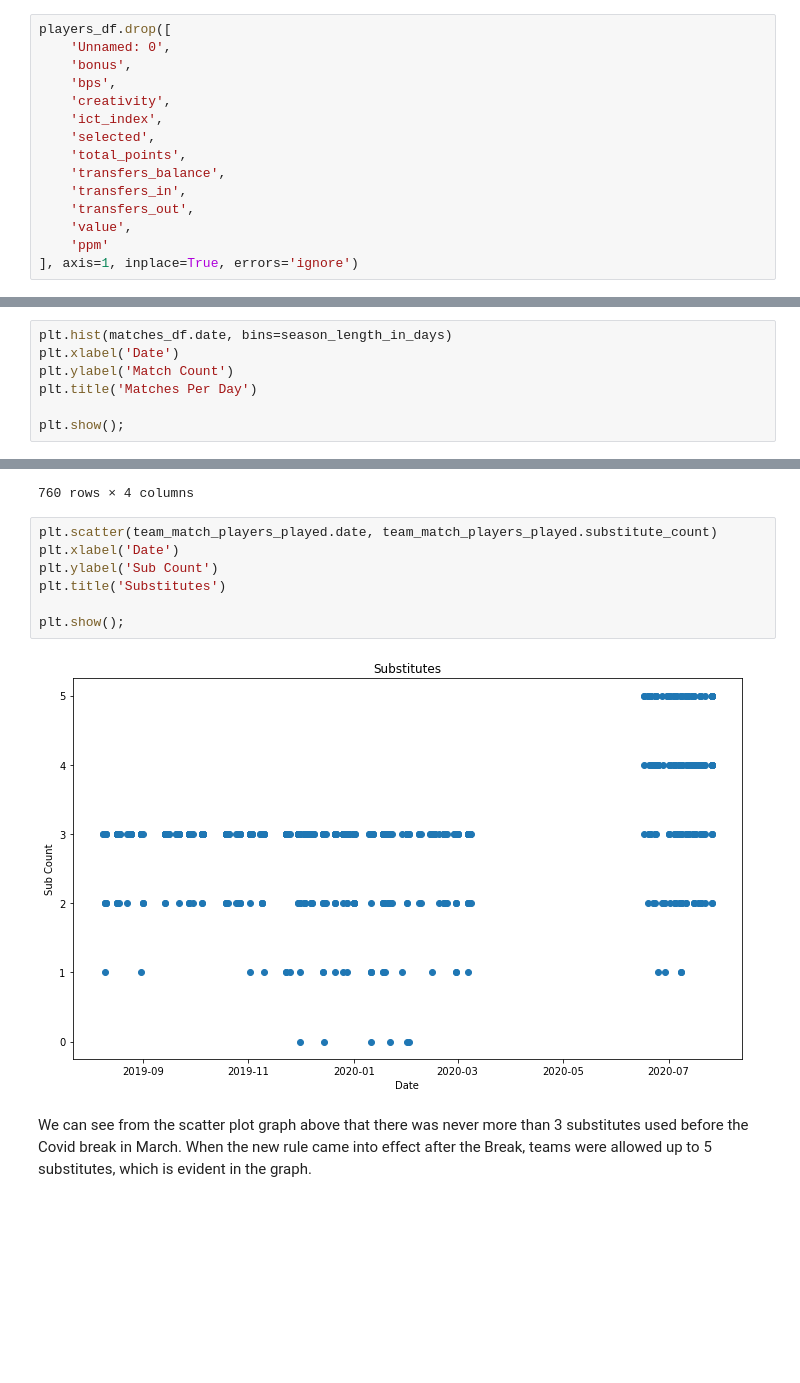
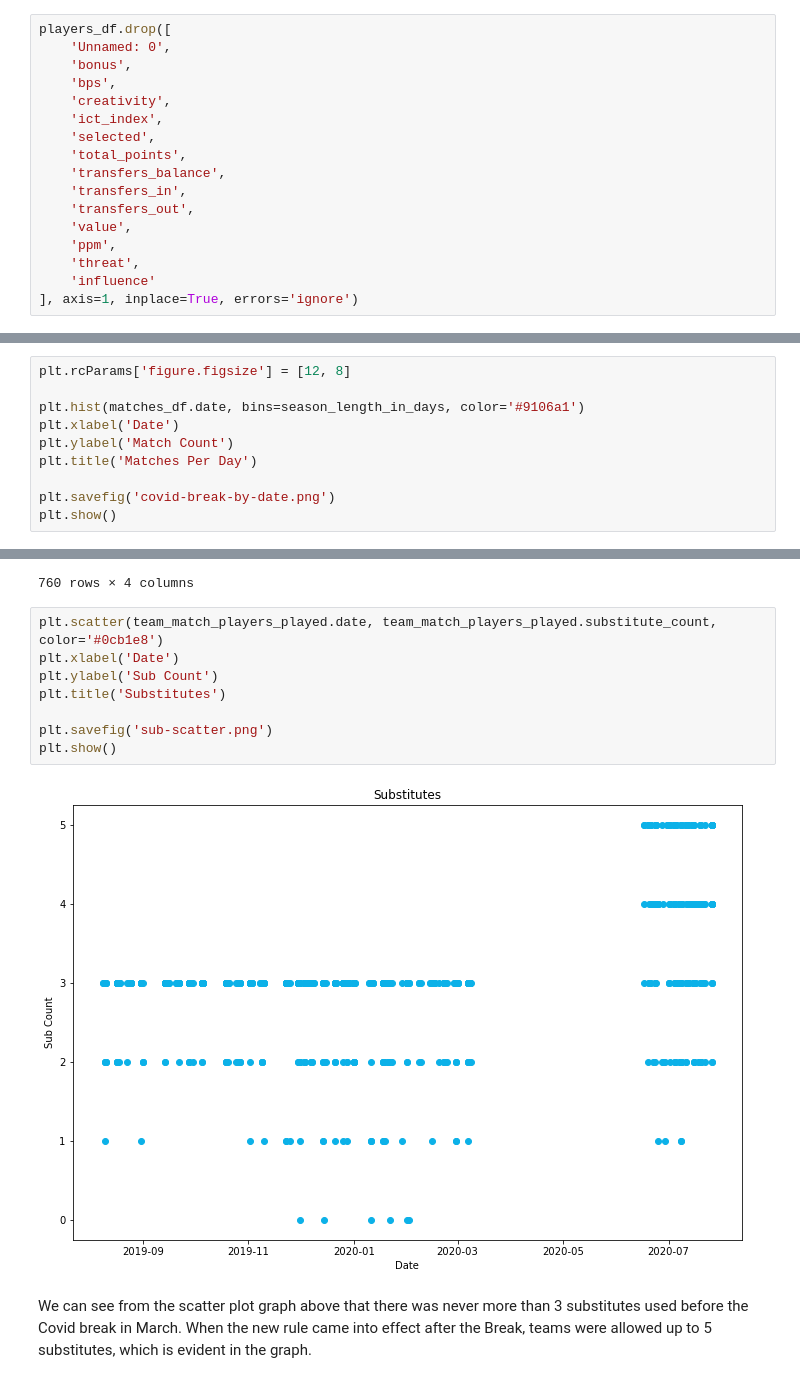
Before and after one commit to CharlesPeterMcCarthy/english-premier-league-2019-2020-statistical-analysis, a Jupyter notebook: epl-2019-2020.ipynb, the cells around one changed output, grey strips where cells are left out. Saved outputs shown, nothing was run; the diff lists cells and outputs as text; blank space fills up the shorter version.

```diff
--- a/epl-2019-2020.ipynb
+++ b/epl-2019-2020.ipynb
@@ -610,7 +644,9 @@ players_df.drop([
     'transfers_in',
     'transfers_out',
     'value',
-    'ppm'
+    'ppm',
+    'threat',
+    'influence'
 ], axis=1, inplace=True, errors='ignore')
 # %%
 players_df.head()
@@ -1085,10 +1166,13 @@ season_length_in_days
 # %% [output]
 352
 # %%
-plt.hist(matches_df.date, bins=season_length_in_days)
+plt.rcParams['figure.figsize'] = [12, 8]
+
+plt.hist(matches_df.date, bins=season_length_in_days, color='#9106a1')
 plt.xlabel('Date')
 plt.ylabel('Match Count')
 plt.title('Matches Per Day')
 
-plt.show();
+plt.savefig('covid-break-by-date.png')
+plt.show()
 # %% [output]
@@ -1121,14 +1205,15 @@ team_match_players_played
 | 759 | Wolves | 2020-07-26 | 16 | 5 |
 760 rows × 4 columns
 # %%
-plt.scatter(team_match_players_played.date, team_match_players_played.substitute_count)
+plt.scatter(team_match_players_played.date, team_match_players_played.substitute_count, color='#0cb1e8')
 plt.xlabel('Date')
 plt.ylabel('Sub Count')
 plt.title('Substitutes')
 
-plt.show();
+plt.savefig('sub-scatter.png')
+plt.show()
 # %% [output]
-[figure, old version]
+[figure, new version]
 # %% [markdown]
 We can see from the scatter plot graph above that there was never more than 3 substitutes used before the Covid break in March. When the new rule came into effect after the Break, teams were allowed up to 5 substitutes, which is evident in the graph.
 # %%
```
Also changed, not shown: parts of 51 cells of this notebook.
